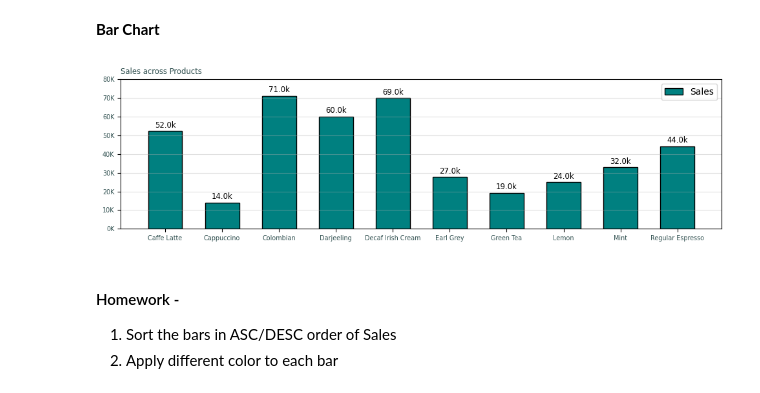
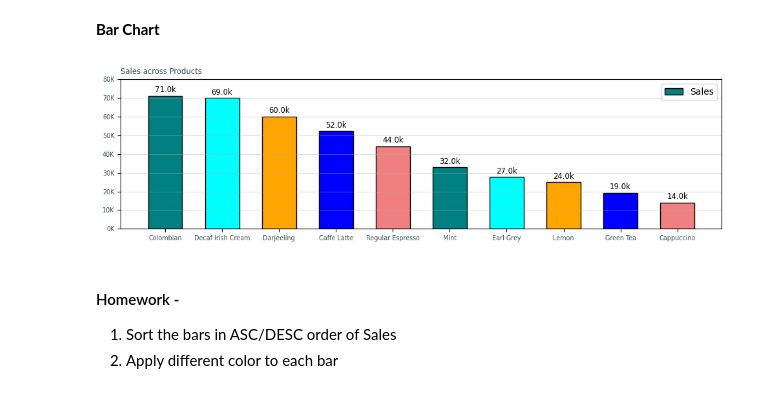
Before and after one commit to knowledge-corner/Vituare-Research, a Jupyter notebook: Day - 3 and Day 4.ipynb, the cells around one changed output. Saved outputs shown, nothing was run; the diff lists cells and outputs as text; code cells hidden in the pictures.

```diff
--- a/Day - 3 and Day 4.ipynb
+++ b/Day - 3 and Day 4.ipynb
@@ -902,25 +902,26 @@ profits = np.array([17444.0, 5041.0, 28390.0, 20459.0, 23432.0, 7691.0, -2954.0,
 **Bar Chart**
 # %%
 plt.figure(figsize = (12, 3))
-plt.bar(products, sales, color = "teal", width=0.6, edgecolor = "black", label = "Sales")
+sort_order = np.argsort(sales)[::-1]
+plt.bar(products[sort_order], sales[sort_order], color = ["teal", "cyan", "orange", "blue", "lightcoral"], width=0.6, edgecolor = "black", label = "Sales")
 
 plt.title("Sales across Products", color = "darkslategrey", loc = "left", size = "small")
 
 plt.xticks(color = "darkslategrey", size = "x-small") #, rotation = 20)
 
 y_ticks = np.arange(0, np.max(sales) + 10000, 10000)
 y_labels = (y_ticks // 1000).astype(int).astype(str) + "K"
 plt.yticks(y_ticks, y_labels, color = "darkslategrey", size = "x-small")
 
 plt.grid(axis = "y", alpha = 0.4)
 plt.legend()
 
 for x, y in zip(products, sales) :
     plt.annotate(f"{round(y//1000, 1)}k", xy = (x, y+2000), ha = "center", size = "small")
 
 plt.show()
 # %% [output]
-[figure, old version]
+[figure, new version]
 # %% [markdown]
 #### Homework -
 
```
Also changed, not shown: parts of 13 cells of this notebook.
